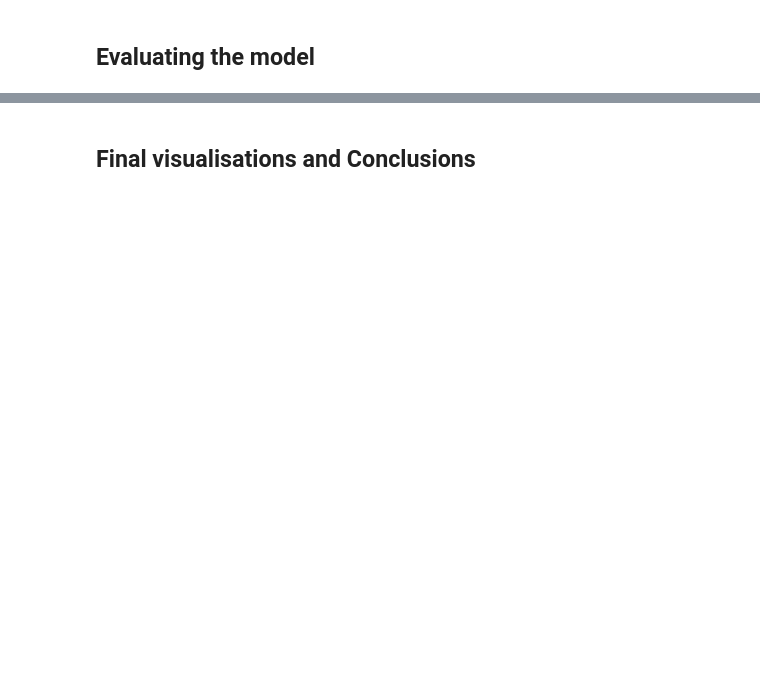
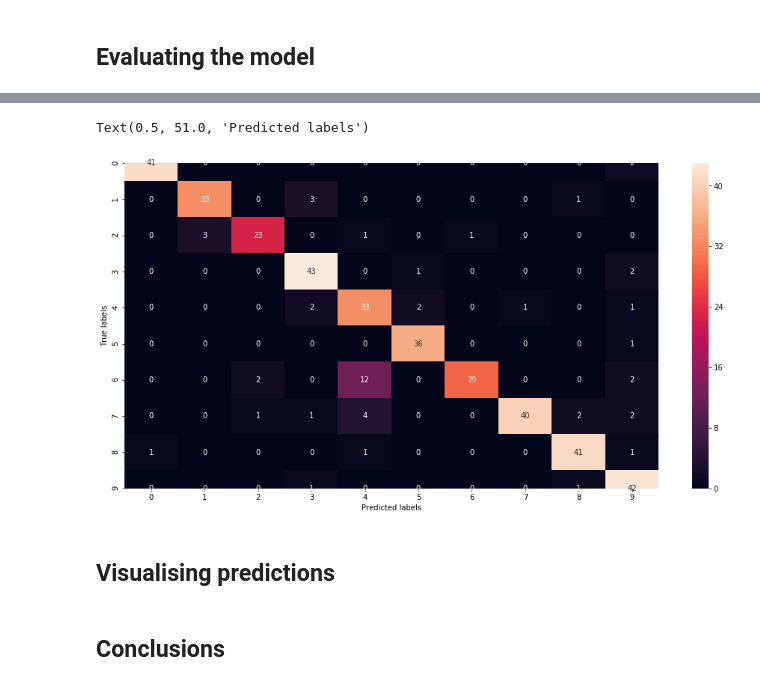
Before and after one commit to wozniakmikolaj/sign-language-digits, a Jupyter notebook: cnn-digit-classifier.ipynb, the cells around one changed output, grey strips where cells are left out. Saved outputs shown, nothing was run; the diff lists cells and outputs as text; code cells hidden in the pictures; blank space fills up the shorter version.

```diff
--- a/cnn-digit-classifier.ipynb
+++ b/cnn-digit-classifier.ipynb
@@ -170,2 +450,16 @@ We can clearly see that there are some distinct features for every sign (every i
+# %%
+predicted_labels = np.argmax(prediction, axis=1)
+test_labels = np.argmax(y_test, axis=1)
+
+cm = confusion_matrix(test_labels, predicted_labels)
+plt.figure(figsize=(16,8))
+sns.heatmap(cm,annot=True)
+plt.ylabel('True labels')
+plt.xlabel('Predicted labels')
+# %% [output]
+Text(0.5, 51.0, 'Predicted labels')
+[figure, added]
+# %% [markdown]
+## Visualising predictions
 # %% [markdown]
-## Final visualisations and Conclusions
+## Conclusions
```
Also changed, not shown: parts of 34 cells of this notebook.
